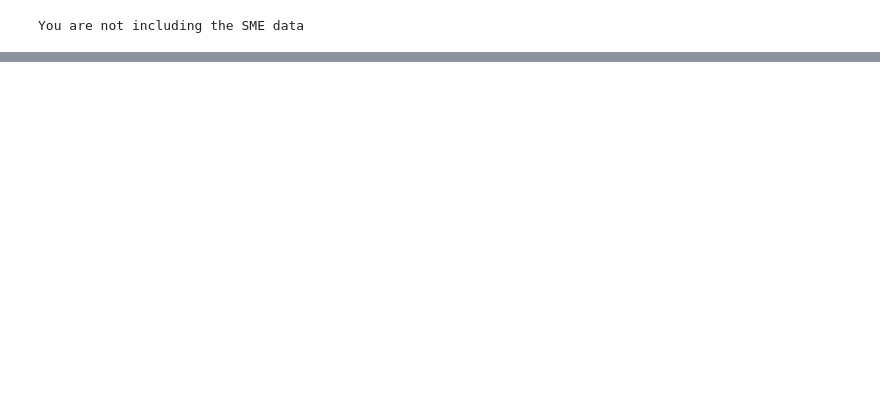
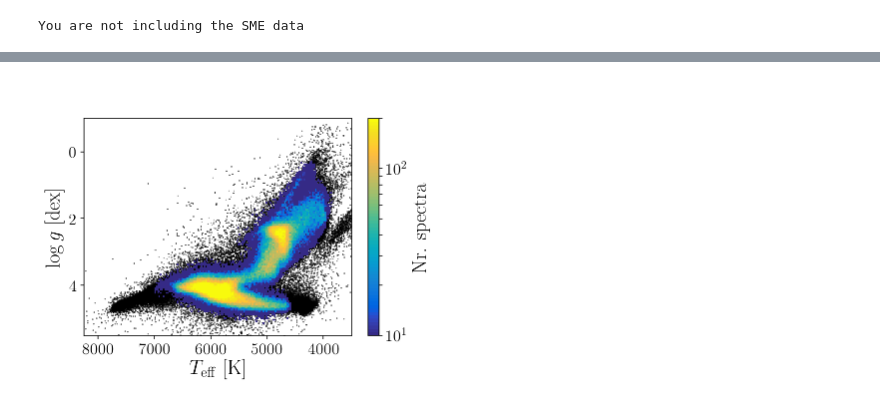
Before and after one commit to svenbuder/TheGALAHCannon, a Jupyter notebook: Cannon_stack_fits.ipynb, the cells around one changed output, grey strips where cells are left out. Cells and saved outputs as stored; diff of their text form; code cells hidden in the pictures; blank space fills up the shorter version.

```diff
--- a/Cannon_stack_fits.ipynb
+++ b/Cannon_stack_fits.ipynb
@@ -452,31 +522,35 @@ c1.set_label(r'$\mathrm{[Fe/H]~[dex]}$')
 # %%
 # Let's just take a look at the HRD
 
 tmin = 3500; tmax = 8250;
-gmin = -1.;  gmax = 6.;
+gmin = -1.;  gmax = 5.5;
 
 bins=100
 
 hist_kwargs = dict(
     cmap=parula, cmin=1, rasterized=True,
-    bins=(np.arange(tmin, tmax, (tmax-tmin)/bins), np.arange(gmin, gmax, (gmax-gmin)/bins)),
-    vmin=0, vmax=1750, zorder=2
+    bins=(np.arange(3500,8000,25), np.arange(-2, 6, 0.05)),
+    vmin=10, vmax = 200, zorder=2#, vmin=50, vmax=550
     )
 scatter_kwargs = dict(
-    cmap=parula, rasterized=True,
+    cmap='rainbow', rasterized=True,
     c = 'k',zorder=1, s=0.1
     )
 
+import matplotlib.colors as colors
+
 f, ax1 = plt.subplots()
-good = (cannon['flag_cannon'] == 0) & (cannon['flag_guess'] < 1)
+good = (cannon['flag_cannon'] == 0) & (cannon['flag_guess'] < 1) & (cannon['red_flag'] <64)
 ax1.scatter(cannon['Teff_cannon'],cannon['Logg_cannon'],**scatter_kwargs)
-x1, x2, x3, s1 = ax1.hist2d(cannon['Teff_cannon'][good],cannon['Logg_cannon'][good],**hist_kwargs)
+x1, x2, x3, s1 = ax1.hist2d(cannon['Teff_cannon'][good],cannon['Logg_cannon'][good], norm = colors.LogNorm(), **hist_kwargs)
 ax1.set_xlim(tmax, tmin)
 ax1.set_ylim(gmax, gmin)
 c1 = plt.colorbar(s1,ax=ax1)
 ax1.set_xlabel(r'$T_\mathrm{eff}~\mathrm{[K]}$')
 ax1.set_ylabel(r'$\log g~\mathrm{[dex]}$');
-c1.set_label(r'Nr. spectra')
+c1.set_label(r'Nr. spectra');
+# %% [output]
+[figure, added]
 # %%
 # Let's just take a look at the bad HRD
 kwargs = dict(cmap=parula, s=2, lw=0.0, vmin=-2.5, vmax=0.5, rasterized=True)
```
Also changed, not shown: parts of 13 cells of this notebook, 4 other files.
